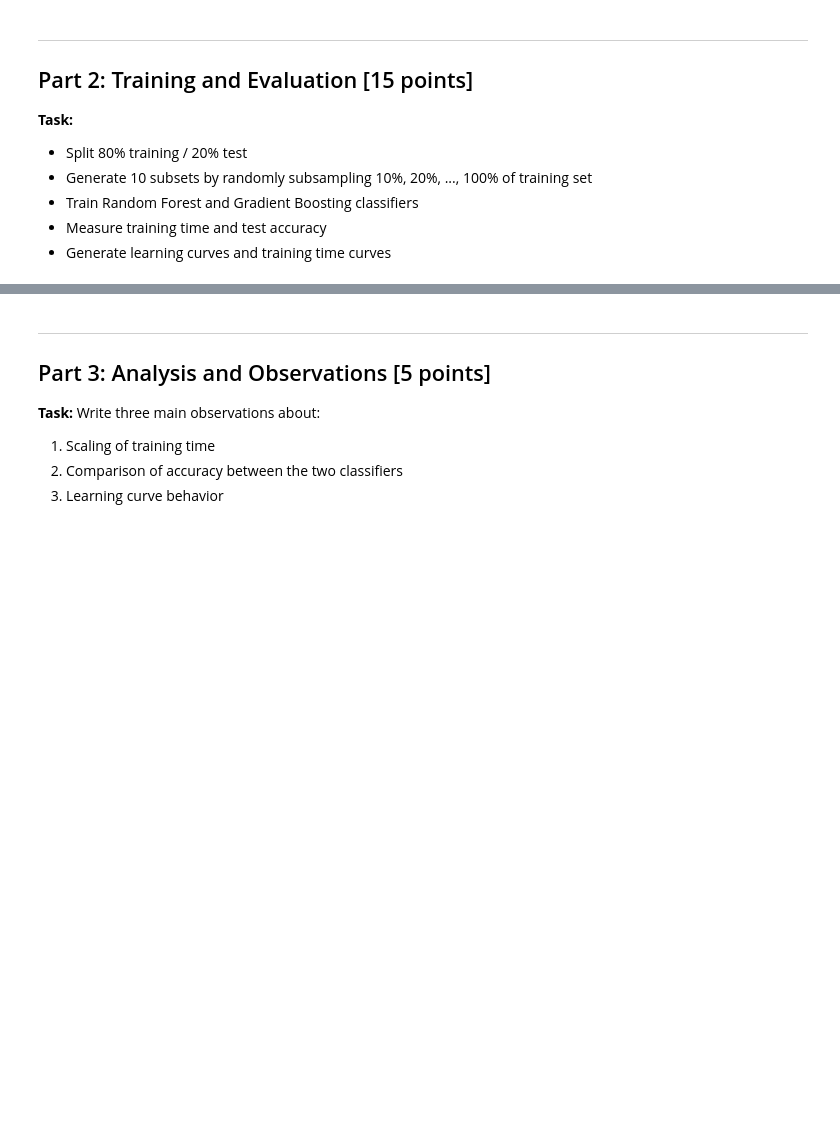
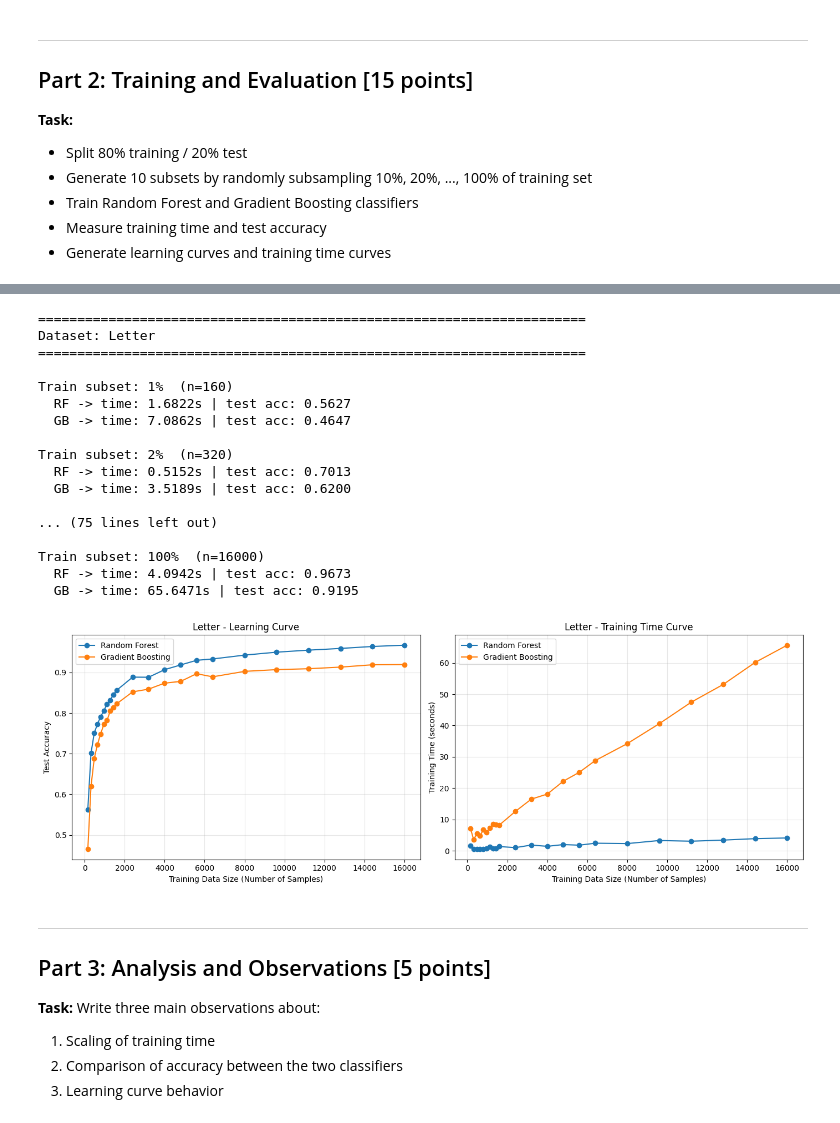
Before and after one commit to tanishpatel0106/Generative-AI-using-LLMs, a Jupyter notebook: Assignment 1/problem2_openml_performance_scaling.ipynb, the cells around one changed output, grey strips where cells are left out. Saved outputs shown, nothing was run; the diff lists cells and outputs as text; code cells hidden in the pictures; blank space fills up the shorter version.

```diff
--- a/Assignment 1/problem2_openml_performance_scaling.ipynb
+++ b/Assignment 1/problem2_openml_performance_scaling.ipynb
@@ -129,8 +305,27 @@ def plot_results(results, dataset_name):
 # %%
 # TODO: Run Experiment and Plot for Dataset 2
-# X2, y2 = prepare_data(...)
-# results2 = run_experiment(X2, y2, 'Dataset 2')
-# plot_results(results2, 'Dataset 2')
+X2, y2 = prepare_data(dataset2.data, dataset2.target)
+results2 = run_experiment(X2, y2, "Letter")
+plot_results(results2, "Letter")
+# %% [output]
+======================================================================
+Dataset: Letter
+======================================================================
+
+Train subset: 1%  (n=160)
+  RF -> time: 1.6822s | test acc: 0.5627
+  GB -> time: 7.0862s | test acc: 0.4647
+
+Train subset: 2%  (n=320)
+  RF -> time: 0.5152s | test acc: 0.7013
+  GB -> time: 3.5189s | test acc: 0.6200
+
+... (75 lines left out)
+
+Train subset: 100%  (n=16000)
+  RF -> time: 4.0942s | test acc: 0.9673
+  GB -> time: 65.6471s | test acc: 0.9195
+[figure, added]
 # %% [markdown]
 ---
 ## Part 3: Analysis and Observations [5 points]
```
Also changed, not shown: parts of 9 cells of this notebook.
